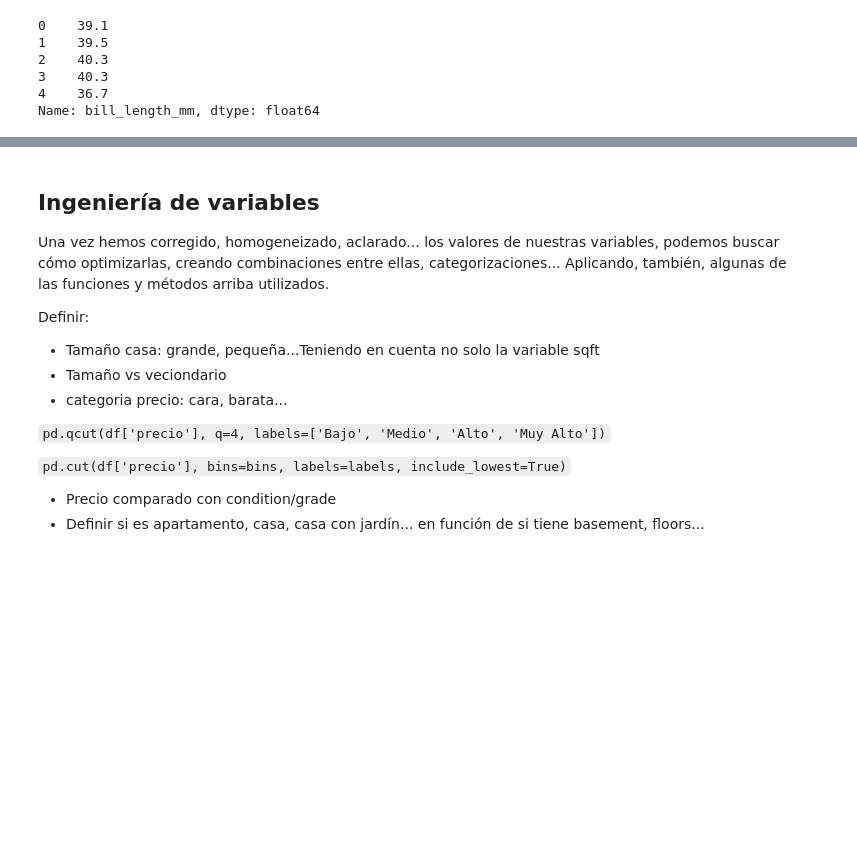
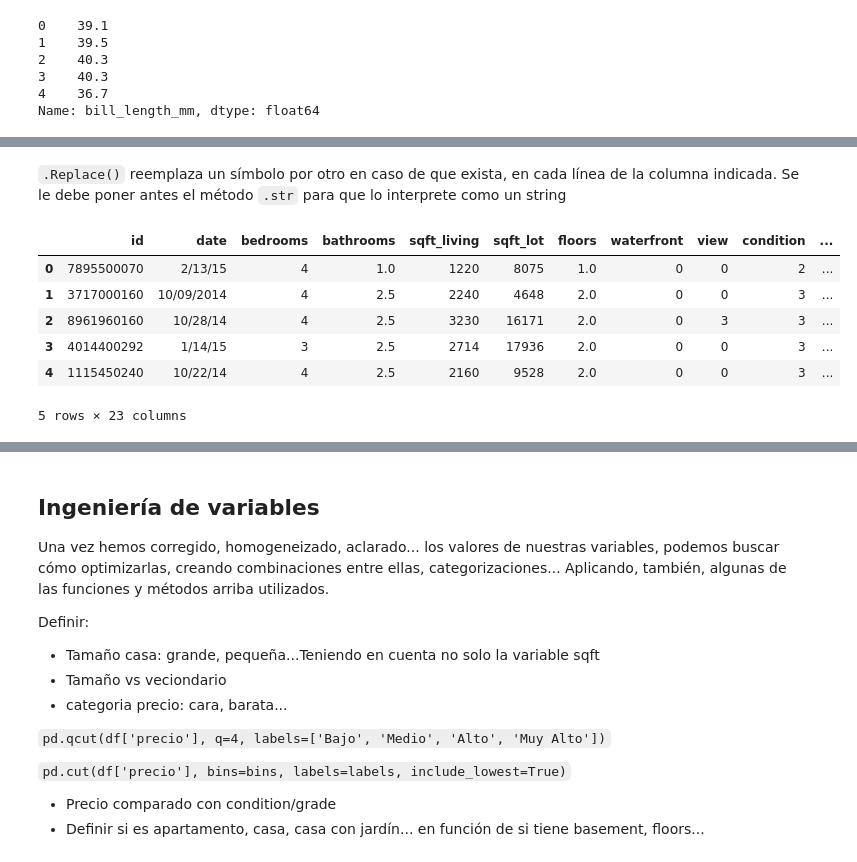
Before and after one commit to sofia-russmann/DS_Consorci_2025, a Jupyter notebook: 1.- Python y DataFrames/Guia_acciones_basicas.ipynb, the cells around one changed output, grey strips where cells are left out. Drawn from its saved outputs; the diff is of its cells as text; code cells hidden in the pictures; blank space fills up the shorter version.

```diff
--- a/1.- Python y DataFrames/Guia_acciones_basicas.ipynb
+++ b/1.- Python y DataFrames/Guia_acciones_basicas.ipynb
@@ -194,0 +403,13 @@ valores extraños (!, @, #, %...) y Homogeneización valores variables, como en
+# %% [markdown]
+`.Replace()` reemplaza un símbolo por otro en caso de que exista, en cada línea de la columna indicada. Se le debe poner antes el método `.str` para que lo interprete como un string
+# %%
+df['date2'] =df['date'].str.replace('/','-')
+df.head()
+# %% [output]
+|  | id | date | bedrooms | bathrooms | sqft_living | sqft_lot | floors | waterfront | view | condition | ... |
+| 0 | 7895500070 | 2/13/15 | 4 | 1.0 | 1220 | 8075 | 1.0 | 0 | 0 | 2 | ... |
+| 1 | 3717000160 | 10/09/2014 | 4 | 2.5 | 2240 | 4648 | 2.0 | 0 | 0 | 3 | ... |
+| 2 | 8961960160 | 10/28/14 | 4 | 2.5 | 3230 | 16171 | 2.0 | 0 | 3 | 3 | ... |
+| 3 | 4014400292 | 1/14/15 | 3 | 2.5 | 2714 | 17936 | 2.0 | 0 | 0 | 3 | ... |
+| 4 | 1115450240 | 10/22/14 | 4 | 2.5 | 2160 | 9528 | 2.0 | 0 | 0 | 3 | ... |
+5 rows × 23 columns
```
Also changed, not shown: parts of 66 cells of this notebook.
